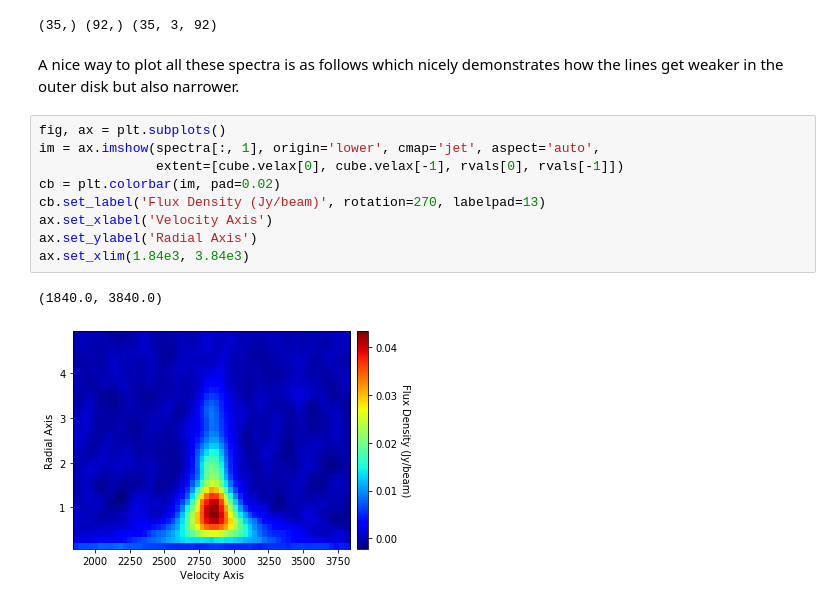
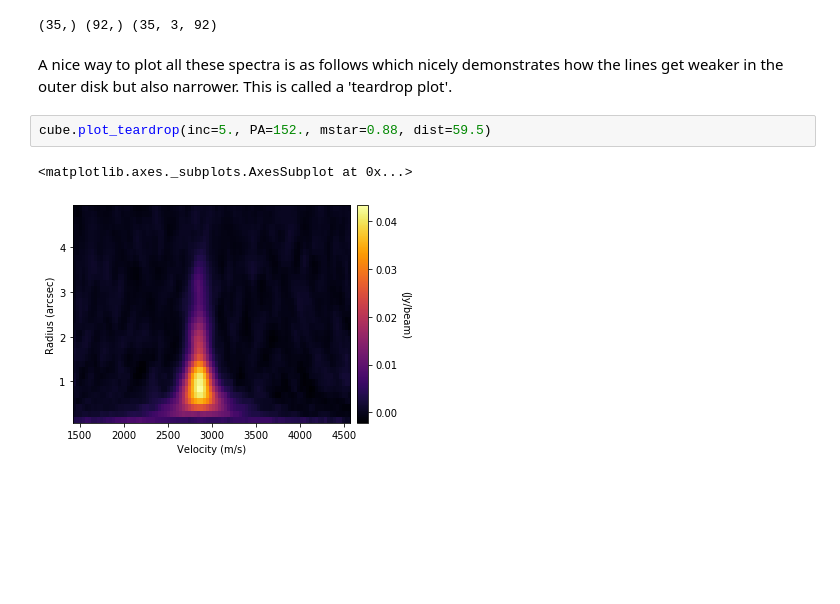
Before and after one commit to richteague/gofish, a Jupyter notebook: docs/user/fishing_basics.ipynb, the cells around one changed output. Drawn from its saved outputs; the diff is of its cells as text; blank space fills up the shorter version.

Commit message:
updated docts with the teardrop plot

```diff
--- a/docs/user/fishing_basics.ipynb
+++ b/docs/user/fishing_basics.ipynb
@@ -266,16 +266,9 @@ print(rvals.shape, cube.velax.shape, spectra.shape)
 # %% [output]
 (35,) (92,) (35, 3, 92)
 # %% [markdown]
-A nice way to plot all these spectra is as follows which nicely demonstrates how the lines get weaker in the outer disk but also narrower.
+A nice way to plot all these spectra is as follows which nicely demonstrates how the lines get weaker in the outer disk but also narrower. This is called a 'teardrop plot'.
-# %%
-fig, ax = plt.subplots()
-im = ax.imshow(spectra[:, 1], origin='lower', cmap='jet', aspect='auto',
-               extent=[cube.velax[0], cube.velax[-1], rvals[0], rvals[-1]])
-cb = plt.colorbar(im, pad=0.02)
-cb.set_label('Flux Density (Jy/beam)', rotation=270, labelpad=13)
-ax.set_xlabel('Velocity Axis')
-ax.set_ylabel('Radial Axis')
-ax.set_xlim(1.84e3, 3.84e3)
-# %% [output]
-(1840.0, 3840.0)
-[figure, removed]
+# %%
+cube.plot_teardrop(inc=5., PA=152., mstar=0.88, dist=59.5)
+# %% [output]
+<matplotlib.axes._subplots.AxesSubplot at 0x...>
+[figure, added]
```
Also changed, not shown: 2 other files.
